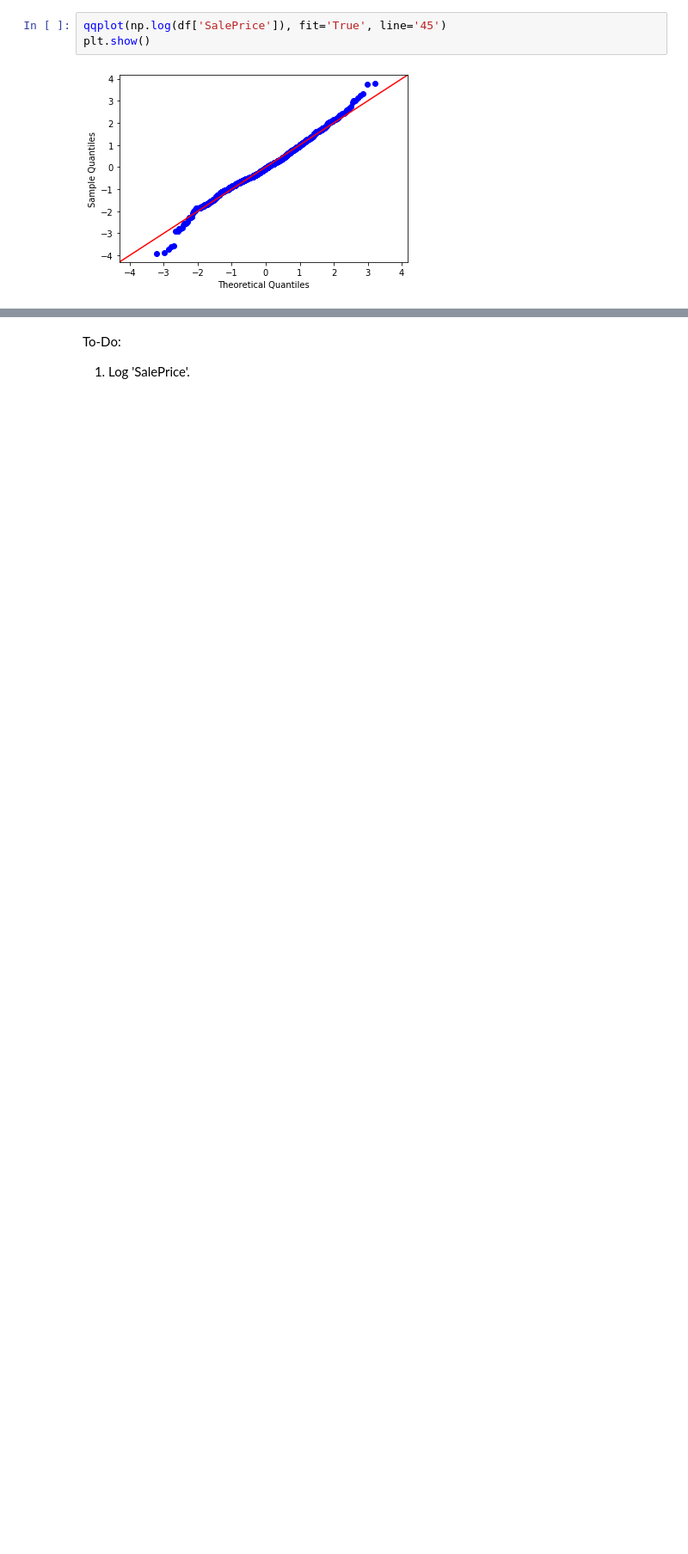
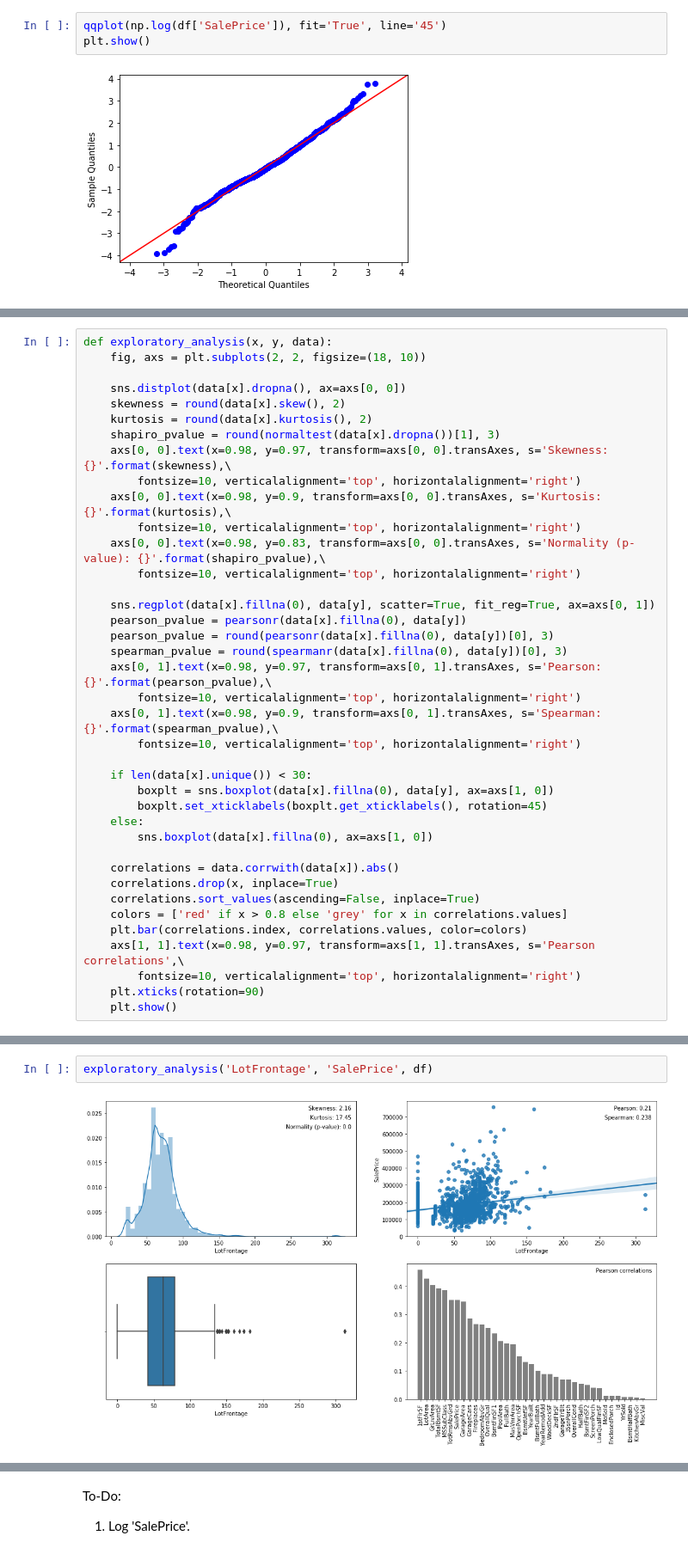
Before and after one commit to ignatl/housing_prices_competition, a Jupyter notebook: housing_prices_competition.ipynb, the cells around one changed output, grey strips where cells are left out. Shown at 86% size. Cells and saved outputs as stored; diff of their text form; blank space fills up the shorter version.

Commit message:
Add function to draw graphs

```diff
--- a/housing_prices_competition.ipynb
+++ b/housing_prices_competition.ipynb
@@ -84,0 +123,39 @@ plt.show()
+# %%
+def exploratory_analysis(x, y, data):
+    fig, axs = plt.subplots(2, 2, figsize=(18, 10))
+
+    sns.distplot(data[x].dropna(), ax=axs[0, 0])
+    skewness = round(data[x].skew(), 2)
+    kurtosis = round(data[x].kurtosis(), 2)
+    shapiro_pvalue = round(normaltest(data[x].dropna())[1], 3)
+    axs[0, 0].text(x=0.98, y=0.97, transform=axs[0, 0].transAxes, s='Skewness: {}'.format(skewness),\
+        fontsize=10, verticalalignment='top', horizontalalignment='right')
+    axs[0, 0].text(x=0.98, y=0.9, transform=axs[0, 0].transAxes, s='Kurtosis: {}'.format(kurtosis),\
+        fontsize=10, verticalalignment='top', horizontalalignment='right')
+    axs[0, 0].text(x=0.98, y=0.83, transform=axs[0, 0].transAxes, s='Normality (p-value): {}'.format(shapiro_pvalue),\
+        fontsize=10, verticalalignment='top', horizontalalignment='right')
+
+    sns.regplot(data[x].fillna(0), data[y], scatter=True, fit_reg=True, ax=axs[0, 1])
+    pearson_pvalue = pearsonr(data[x].fillna(0), data[y])
+    pearson_pvalue = round(pearsonr(data[x].fillna(0), data[y])[0], 3)
+    spearman_pvalue = round(spearmanr(data[x].fillna(0), data[y])[0], 3)
+    axs[0, 1].text(x=0.98, y=0.97, transform=axs[0, 1].transAxes, s='Pearson: {}'.format(pearson_pvalue),\
+        fontsize=10, verticalalignment='top', horizontalalignment='right')
+    axs[0, 1].text(x=0.98, y=0.9, transform=axs[0, 1].transAxes, s='Spearman: {}'.format(spearman_pvalue),\
+        fontsize=10, verticalalignment='top', horizontalalignment='right')
+
+    if len(data[x].unique()) < 30:
+        boxplt = sns.boxplot(data[x].fillna(0), data[y], ax=axs[1, 0])
+        boxplt.set_xticklabels(boxplt.get_xticklabels(), rotation=45)
+    else:
+        sns.boxplot(data[x].fillna(0), ax=axs[1, 0])
+
+    correlations = data.corrwith(data[x]).abs()
+    correlations.drop(x, inplace=True)
+    correlations.sort_values(ascending=False, inplace=True)
+    colors = ['red' if x > 0.8 else 'grey' for x in correlations.values]
+    plt.bar(correlations.index, correlations.values, color=colors)
+    axs[1, 1].text(x=0.98, y=0.97, transform=axs[1, 1].transAxes, s='Pearson correlations',\
+        fontsize=10, verticalalignment='top', horizontalalignment='right')
+    plt.xticks(rotation=90)
+    plt.show()
@@ -84,0 +165,4 @@ plt.show()
+# %%
+exploratory_analysis('LotFrontage', 'SalePrice', df)
+# %% [output]
+[figure, added]
```
Also changed, not shown: parts of 13 cells of this notebook, 1 other file.
